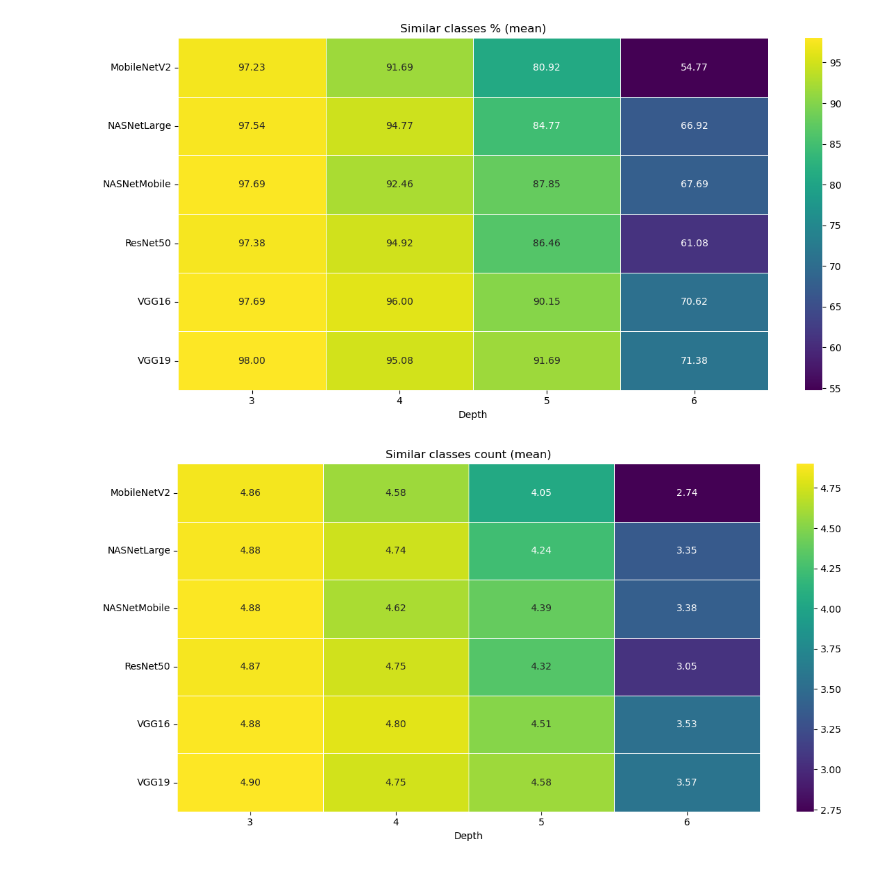
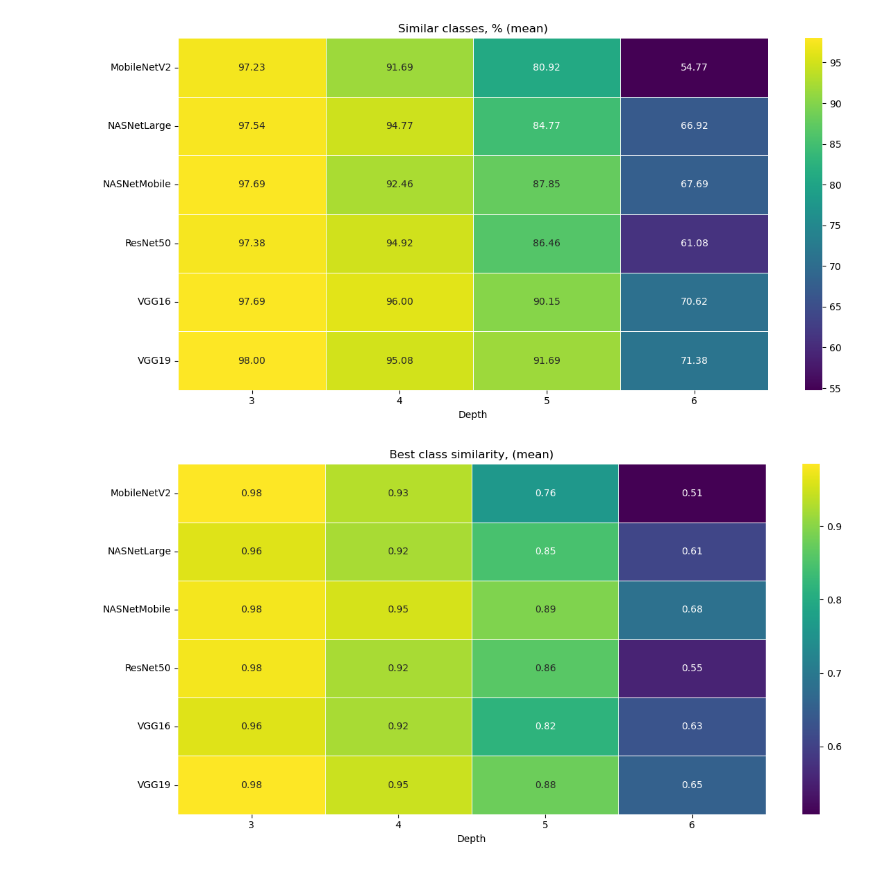
Before and after one commit to Todmount/wicca, a Jupyter notebook: demo.ipynb, the cells around one changed output. Saved outputs shown, nothing was run; the diff lists cells and outputs as text; code cells hidden in the pictures.

```diff
--- a/demo.ipynb
+++ b/demo.ipynb
@@ -95,2 +98,0 @@ We can call results either by result_manager method
-# %%
-rsltmgr.load_summary_results(depth, 'MobileNetV2')
@@ -229,6 +262,6 @@ rsltmgr.visualize_comparison(x, SIM_CLASSES_PERC, title="Similar classes % (mean
 # %% [output]
 [figure]
 # %%
-rsltmgr.visualize_comparison(x, SIM_CLASSES, title="Similar classes count (mean)")
+rsltmgr.visualize_comparison(x, SIM_BEST_CLASS, title="Best class similarity, (mean)")
 # %% [output]
-[figure, old version]
+[figure, new version]
```
Also changed, not shown: parts of 31 cells of this notebook.
